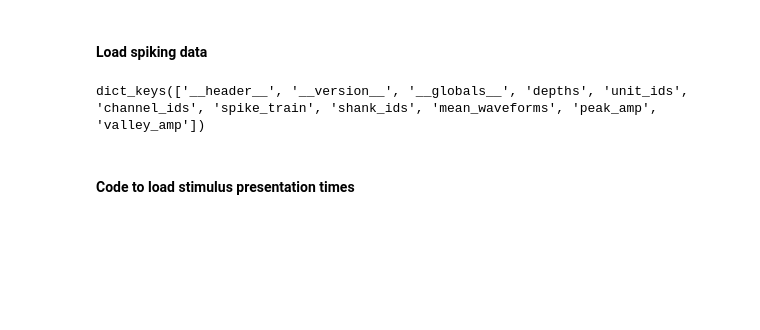
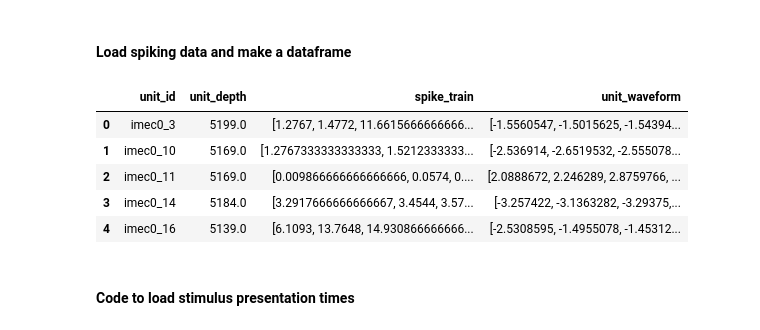
Before and after one commit to mvdm/nsb-mouse-2025, a Jupyter notebook: BenIgnitius/MBLvalence_heatmap_peths.ipynb, the cells around one changed output. Cells and saved outputs as stored; diff of their text form; code cells hidden in the pictures; blank space fills up the shorter version.

```diff
--- a/BenIgnitius/MBLvalence_heatmap_peths.ipynb
+++ b/BenIgnitius/MBLvalence_heatmap_peths.ipynb
@@ -7,12 +7,34 @@ import scipy.io as scio
 # %% [markdown]
-#### Load spiking data
+#### Load spiking data and make a dataframe
 # %%
 spike_data = scio.loadmat('E:\\Dartmouth College Dropbox\\Manish Mohapatra\\NSB2025\\B4-2025-07-07\\clean_units_imec0.mat')
+recording_depth = 5214 # microns 5193 for 7/3; 5214 for 7/7
 spike_trains = [x[0].squeeze() for x in spike_data['spike_train'][0]]
+unit_depths = recording_depth - spike_data['depths'].squeeze()
+unit_ids = np.asarray([x.strip() for x in spike_data['unit_ids'].squeeze()])
+unit_waveforms = []
+for waveforms in spike_data['mean_waveforms'][0]:
+    wave_amps = []
+    for ch in range(waveforms.shape[0]):
+        wave_amps.append(np.max(waveforms[ch,:]) - np.min(waveforms[ch,:]))
+    max_amp_idx = np.argmax(wave_amps)
+    unit_waveforms.append(waveforms[max_amp_idx,:])
+# Make a dataframe with unit_ids, unit_depths, spike_trains, and unit_waveforms
+all_units_df = pd.DataFrame({
+    'unit_id': unit_ids,
+    'unit_depth': unit_depths,
+    'spike_train': spike_trains,
+    'unit_waveform': unit_waveforms
+})
-# %%
-spike_data.keys()
-# %% [output]
-dict_keys(['__header__', '__version__', '__globals__', 'depths', 'unit_ids', 'channel_ids', 'spike_train', 'shank_ids', 'mean_waveforms', 'peak_amp', 'valley_amp'])
+# %%
+all_units_df.head()
+# %% [output]
+|  | unit_id | unit_depth | spike_train | unit_waveform |
+| 0 | imec0_3 | 5199.0 | [1.2767, 1.4772, 11.6615666666666... | [-1.5560547, -1.5015625, -1.54394... |
+| 1 | imec0_10 | 5169.0 | [1.2767333333333333, 1.5212333333... | [-2.536914, -2.6519532, -2.555078... |
+| 2 | imec0_11 | 5169.0 | [0.009866666666666666, 0.0574, 0.... | [2.0888672, 2.246289, 2.8759766, ... |
+| 3 | imec0_14 | 5184.0 | [3.2917666666666667, 3.4544, 3.57... | [-3.257422, -3.1363282, -3.29375,... |
+| 4 | imec0_16 | 5139.0 | [6.1093, 13.7648, 14.930866666666... | [-2.5308595, -1.4955078, -1.45312... |
 # %% [markdown]
 #### Code to load stimulus presentation times
 # %%
```
Also changed, not shown: parts of 8 cells of this notebook.
